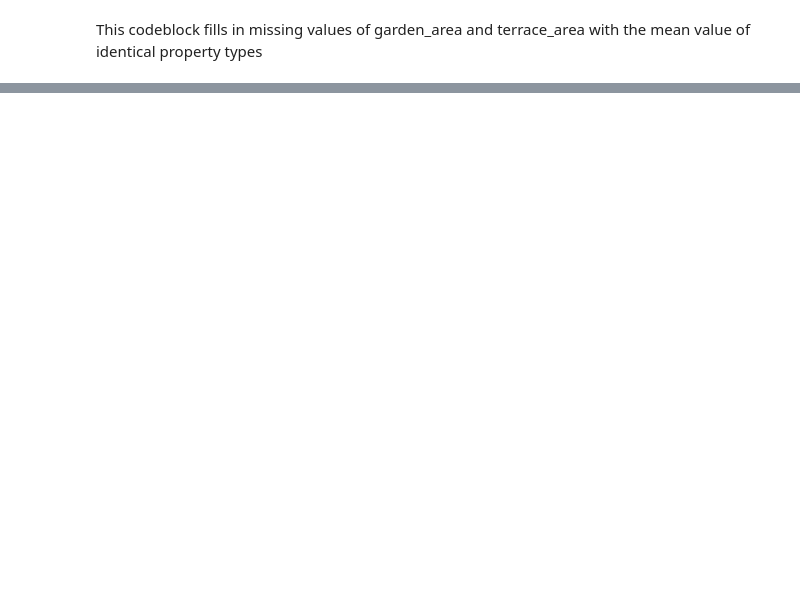
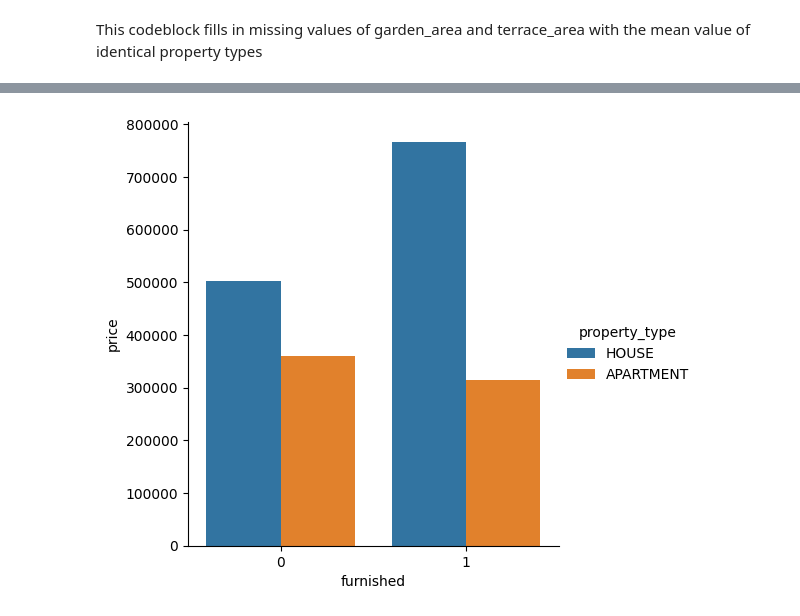
Before and after one commit to Riddis/-ImmoEllizaDataAnalysis, a Jupyter notebook: Data Cleanup.ipynb, the cells around one changed output, grey strips where cells are left out. Saved outputs shown, nothing was run; the diff lists cells and outputs as text; code cells hidden in the pictures; blank space fills up the shorter version.

```diff
--- a/Data Cleanup.ipynb
+++ b/Data Cleanup.ipynb
@@ -120,0 +196,11 @@ csv.shape
+# %%
+sns.catplot(x = 'furnished',
+            y = 'price',
+            data = csv,
+            kind = 'bar',
+            hue = 'property_type',
+            errorbar = None
+            )
+plt.show()
+# %% [output]
+[figure, added]
```
Also changed, not shown: parts of 22 cells of this notebook, 2 other files.
